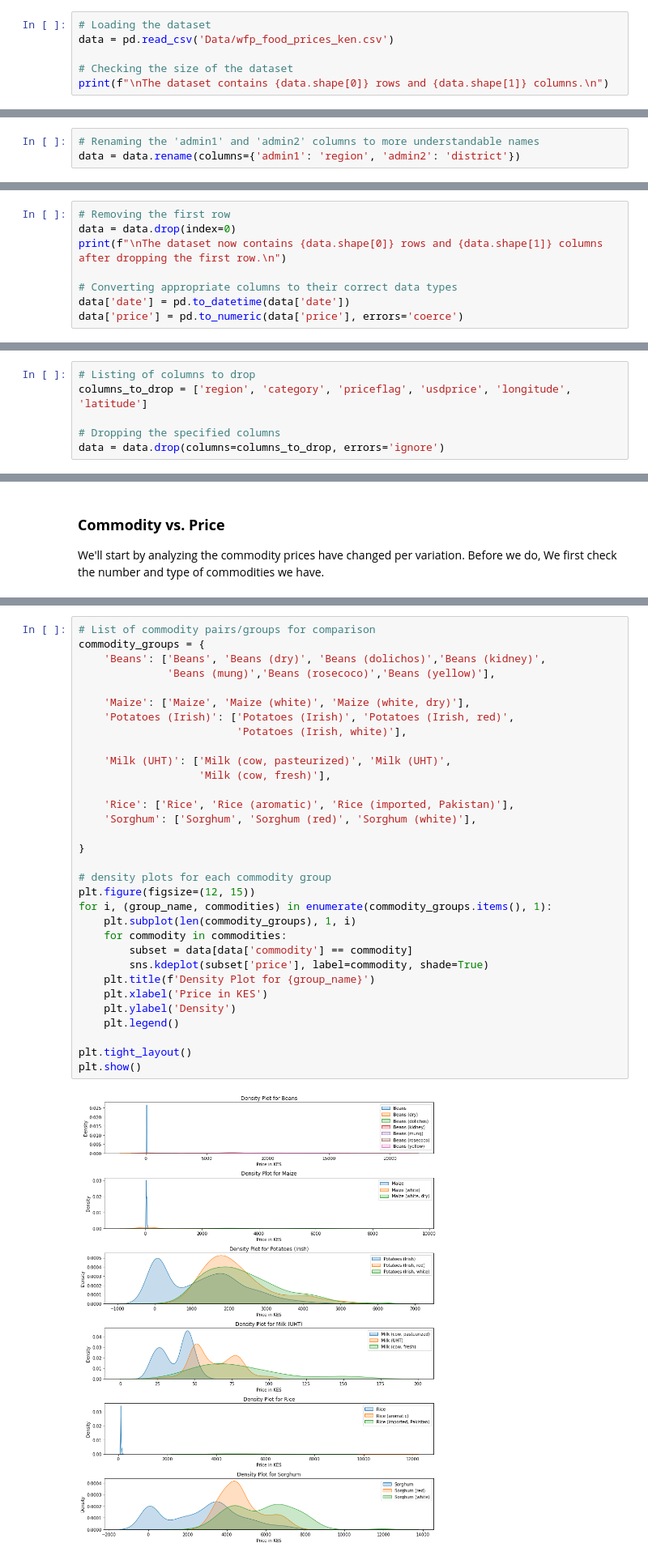
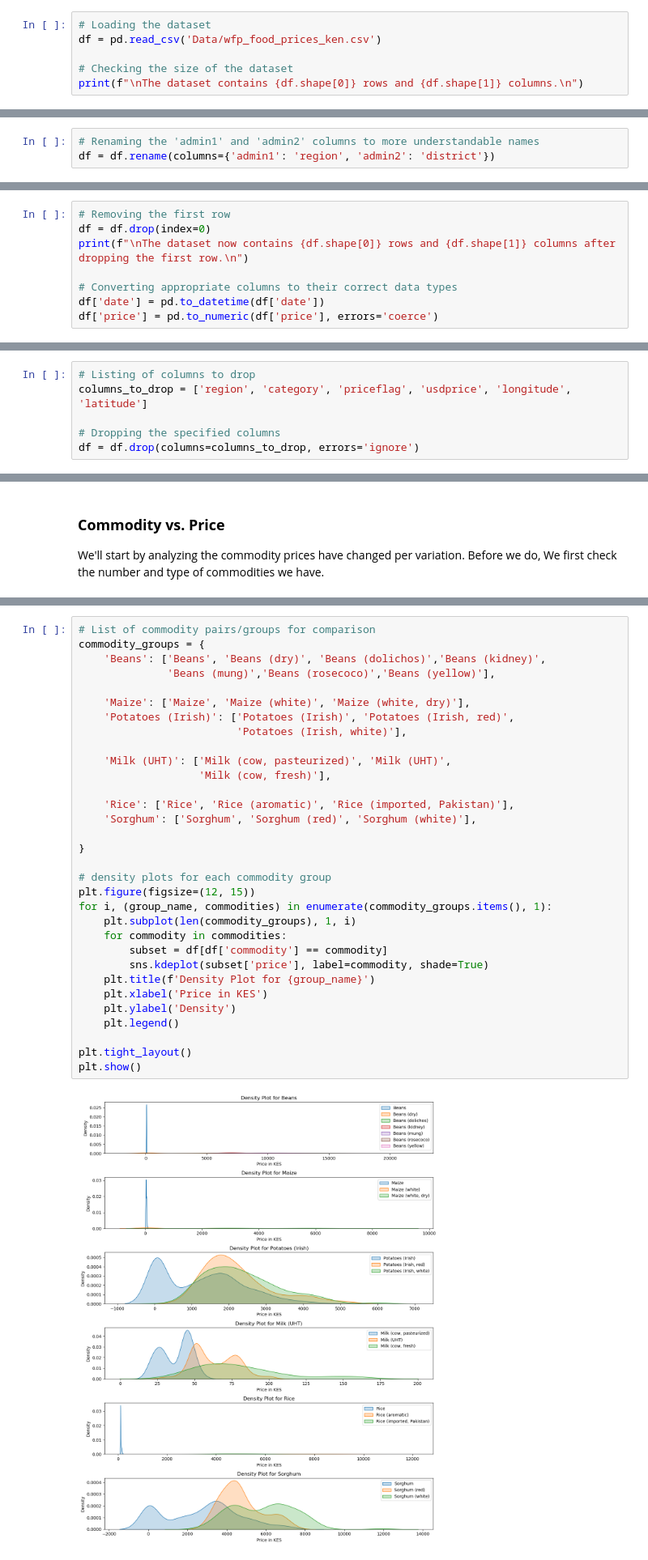
Before and after one commit to Mwenda-Mugambi/Commodity_Price_Forecasting, a Jupyter notebook: Notebook.ipynb, the cells around one changed output, grey strips where cells are left out. Shown at 81% size. Drawn from its saved outputs; the diff is of its cells as text.

```diff
--- a/Notebook.ipynb
+++ b/Notebook.ipynb
@@ -80,10 +90,10 @@ warnings.filterwarnings('ignore')
 Here, we will load the dataset and present its size, and an overview of its features.
 # %%
 # Loading the dataset
-data = pd.read_csv('Data/wfp_food_prices_ken.csv')
+df = pd.read_csv('Data/wfp_food_prices_ken.csv')
 
 # Checking the size of the dataset
-print(f"\nThe dataset contains {data.shape[0]} rows and {data.shape[1]} columns.\n")
+print(f"\nThe dataset contains {df.shape[0]} rows and {df.shape[1]} columns.\n")
 # %% [output]
 The dataset contains 15736 rows and 14 columns.
 # %%
@@ -110,7 +120,7 @@ Index(['date', 'admin1', 'admin2', 'market', 'latitude', 'longitude',
 - <code><b> (usdprice): </b></code>,  The price converted to US Dollars.
 # %%
 # Renaming the 'admin1' and 'admin2' columns to more understandable names
-data = data.rename(columns={'admin1': 'region', 'admin2': 'district'})
+df = df.rename(columns={'admin1': 'region', 'admin2': 'district'})
 # %%
 # Displaying general information about the dataset
 # to confirm if the datatypes in the description match the expected entries in our dataset
@@ -157,12 +167,12 @@ From these outputs, we can see that the first row seems to contain unnecessary h
 We will also go ahead to convert the **date, latitude, longitude, price,** and **usdprice** columns to their appropriate data types.
 # %%
 # Removing the first row
-data = data.drop(index=0)
-print(f"\nThe dataset now contains {data.shape[0]} rows and {data.shape[1]} columns after dropping the first row.\n")
+df = df.drop(index=0)
+print(f"\nThe dataset now contains {df.shape[0]} rows and {df.shape[1]} columns after dropping the first row.\n")
 
 # Converting appropriate columns to their correct data types
-data['date'] = pd.to_datetime(data['date'])
-data['price'] = pd.to_numeric(data['price'], errors='coerce')
+df['date'] = pd.to_datetime(df['date'])
+df['price'] = pd.to_numeric(df['price'], errors='coerce')
 # %% [output]
 The dataset now contains 15735 rows and 14 columns after dropping the first row.
 # %%
@@ -193,7 +203,7 @@ Great. now we can see that the datatypes have been updated to the appropriate ty
 columns_to_drop = ['region', 'category', 'priceflag', 'usdprice', 'longitude', 'latitude']
 
 # Dropping the specified columns
-data = data.drop(columns=columns_to_drop, errors='ignore')
+df = df.drop(columns=columns_to_drop, errors='ignore')
 # %% [markdown]
 ###  Basic Statistics
 In this section, We'll get a brief statistical overview of the numerical features in the dataset.
@@ -323,35 +333,35 @@ Name: commodity, dtype: int64
 commodity_groups = {
     'Beans': ['Beans', 'Beans (dry)', 'Beans (dolichos)','Beans (kidney)',
               'Beans (mung)','Beans (rosecoco)','Beans (yellow)'],
 
     'Maize': ['Maize', 'Maize (white)', 'Maize (white, dry)'],
     'Potatoes (Irish)': ['Potatoes (Irish)', 'Potatoes (Irish, red)',
                          'Potatoes (Irish, white)'],
 
     'Milk (UHT)': ['Milk (cow, pasteurized)', 'Milk (UHT)',
                    'Milk (cow, fresh)'],
 
     'Rice': ['Rice', 'Rice (aromatic)', 'Rice (imported, Pakistan)'],
     'Sorghum': ['Sorghum', 'Sorghum (red)', 'Sorghum (white)'],
 
 }
 
 # density plots for each commodity group
 plt.figure(figsize=(12, 15))
 for i, (group_name, commodities) in enumerate(commodity_groups.items(), 1):
     plt.subplot(len(commodity_groups), 1, i)
     for commodity in commodities:
-        subset = data[data['commodity'] == commodity]
+        subset = df[df['commodity'] == commodity]
         sns.kdeplot(subset['price'], label=commodity, shade=True)
     plt.title(f'Density Plot for {group_name}')
     plt.xlabel('Price in KES')
     plt.ylabel('Density')
     plt.legend()
 
 plt.tight_layout()
 plt.show()
 # %% [output]
-[figure, old version]
+[figure, new version]
 # %% [markdown]
 We'll go on to merge the commodities in order to simply our analysis moving on for a general analysis, the goal is to simplify the dataset while still capturing the essence of market variations.
 # %%
```
Also changed, not shown: parts of 29 cells of this notebook, 16 other files.
